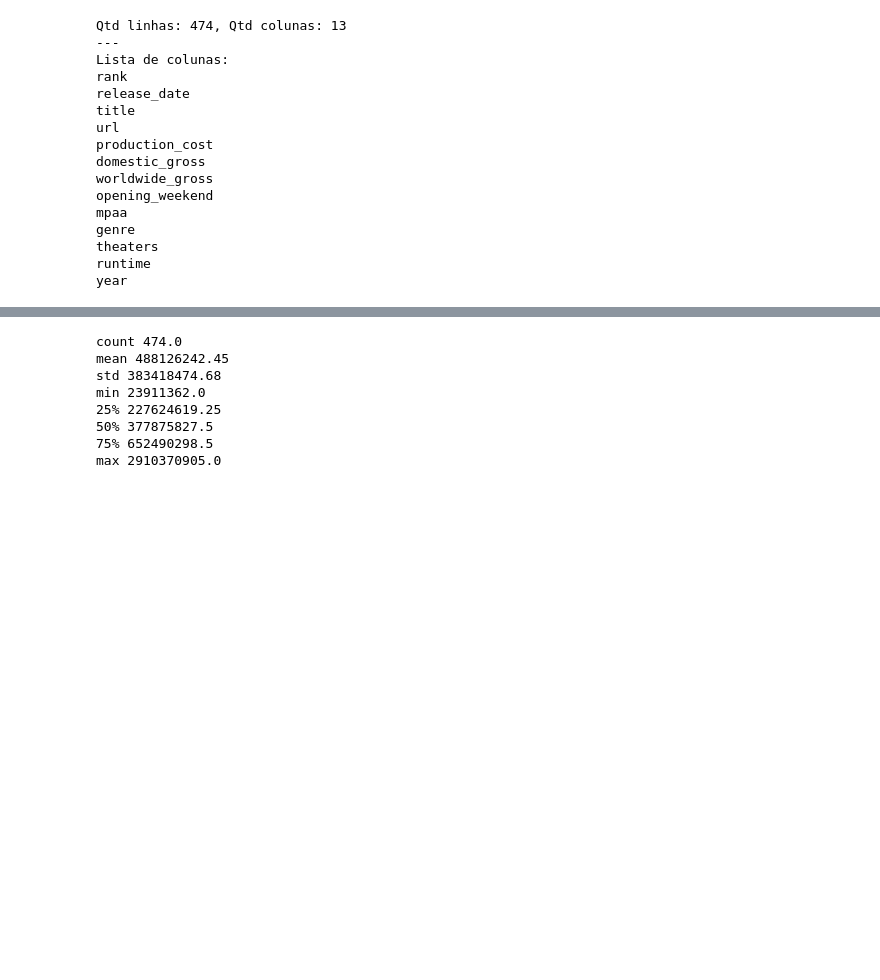
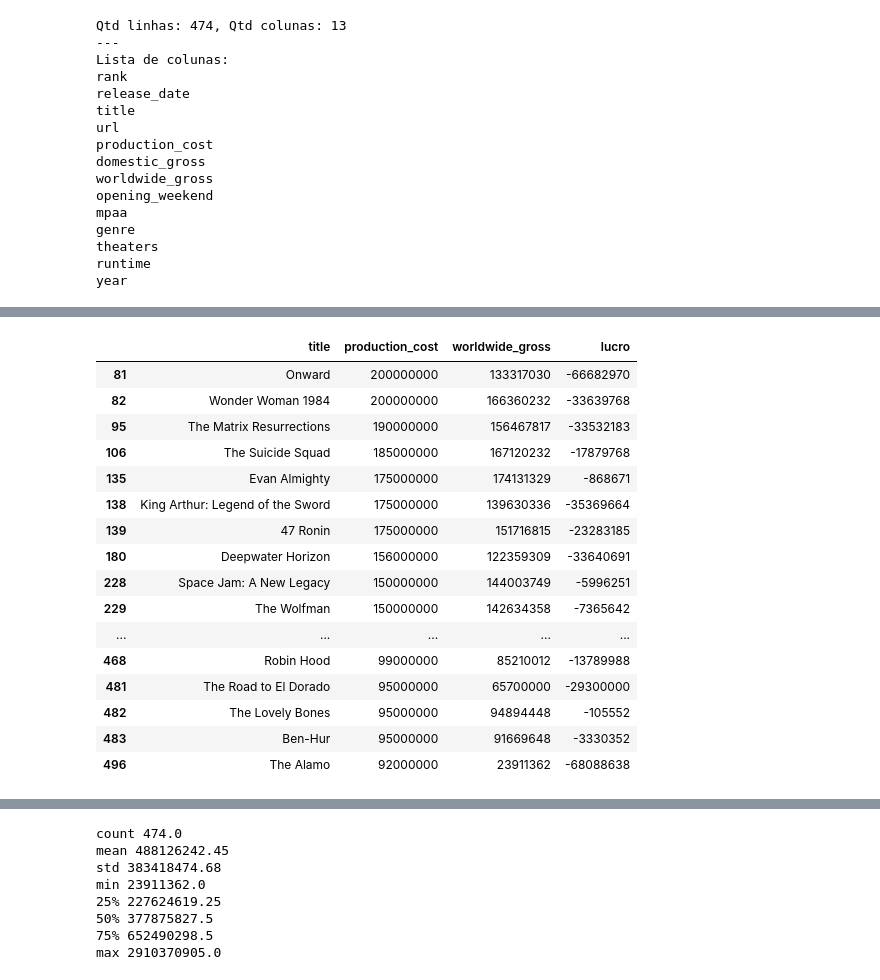
Before and after one commit to armandossrecife/icc, a Jupyter notebook: top_500_movies.ipynb, the cells around one changed output, grey strips where cells are left out. Drawn from its saved outputs; the diff is of its cells as text; code cells hidden in the pictures; blank space fills up the shorter version.

```diff
--- a/top_500_movies.ipynb
+++ b/top_500_movies.ipynb
@@ -299,0 +449,3 @@ year
+# %%
+filmes_com_prejuizo = df_movies_validos['lucro'] < 0
+filmes_com_prejuizo
@@ -299,0 +465,21 @@ year
+# %%
+df_movies_com_prejuizo = df_movies_validos[filmes_com_prejuizo]
+df_movies_com_prejuizo[['title','production_cost', 'worldwide_gross', 'lucro']]
+# %% [output]
+|  | title | production_cost | worldwide_gross | lucro |
+| 81 | Onward | 200000000 | 133317030 | -66682970 |
+| 82 | Wonder Woman 1984 | 200000000 | 166360232 | -33639768 |
+| 95 | The Matrix Resurrections | 190000000 | 156467817 | -33532183 |
+| 106 | The Suicide Squad | 185000000 | 167120232 | -17879768 |
+| 135 | Evan Almighty | 175000000 | 174131329 | -868671 |
+| 138 | King Arthur: Legend of the Sword | 175000000 | 139630336 | -35369664 |
+| 139 | 47 Ronin | 175000000 | 151716815 | -23283185 |
+| 180 | Deepwater Horizon | 156000000 | 122359309 | -33640691 |
+| 228 | Space Jam: A New Legacy | 150000000 | 144003749 | -5996251 |
+| 229 | The Wolfman | 150000000 | 142634358 | -7365642 |
+| ... | ... | ... | ... | ... |
+| 468 | Robin Hood | 99000000 | 85210012 | -13789988 |
+| 481 | The Road to El Dorado | 95000000 | 65700000 | -29300000 |
+| 482 | The Lovely Bones | 95000000 | 94894448 | -105552 |
+| 483 | Ben-Hur | 95000000 | 91669648 | -3330352 |
+| 496 | The Alamo | 92000000 | 23911362 | -68088638 |
```
Also changed, not shown: parts of 52 cells of this notebook.
